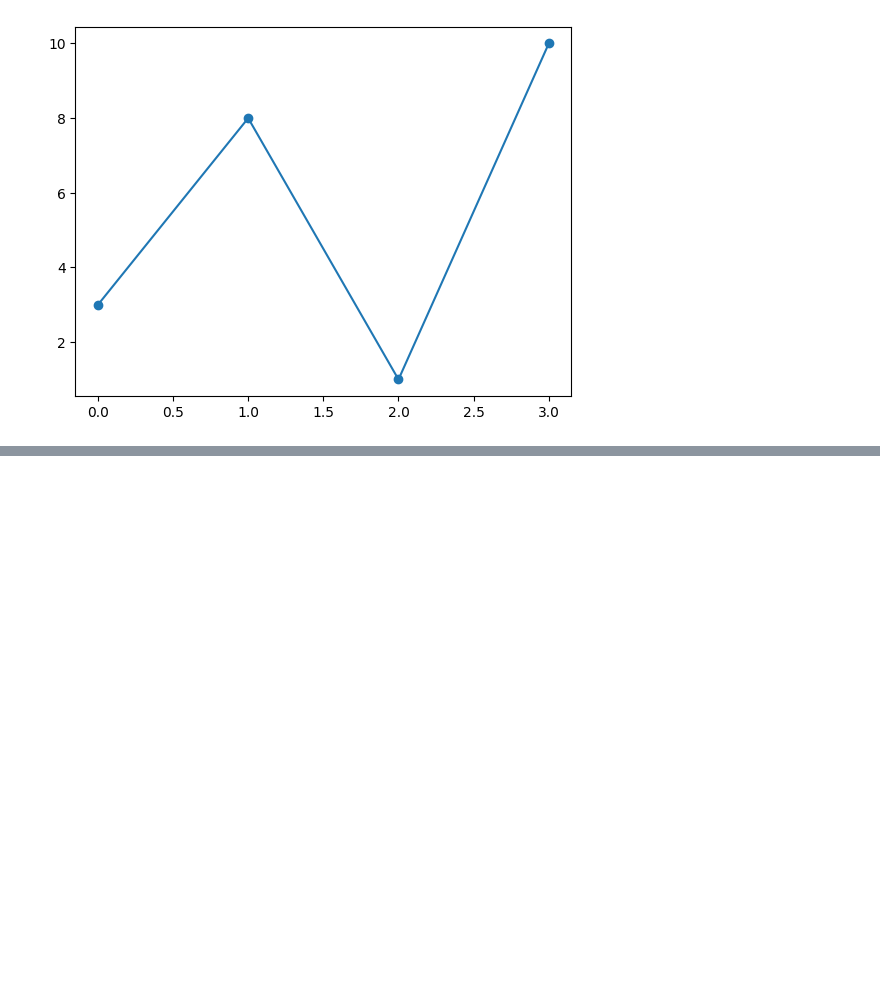
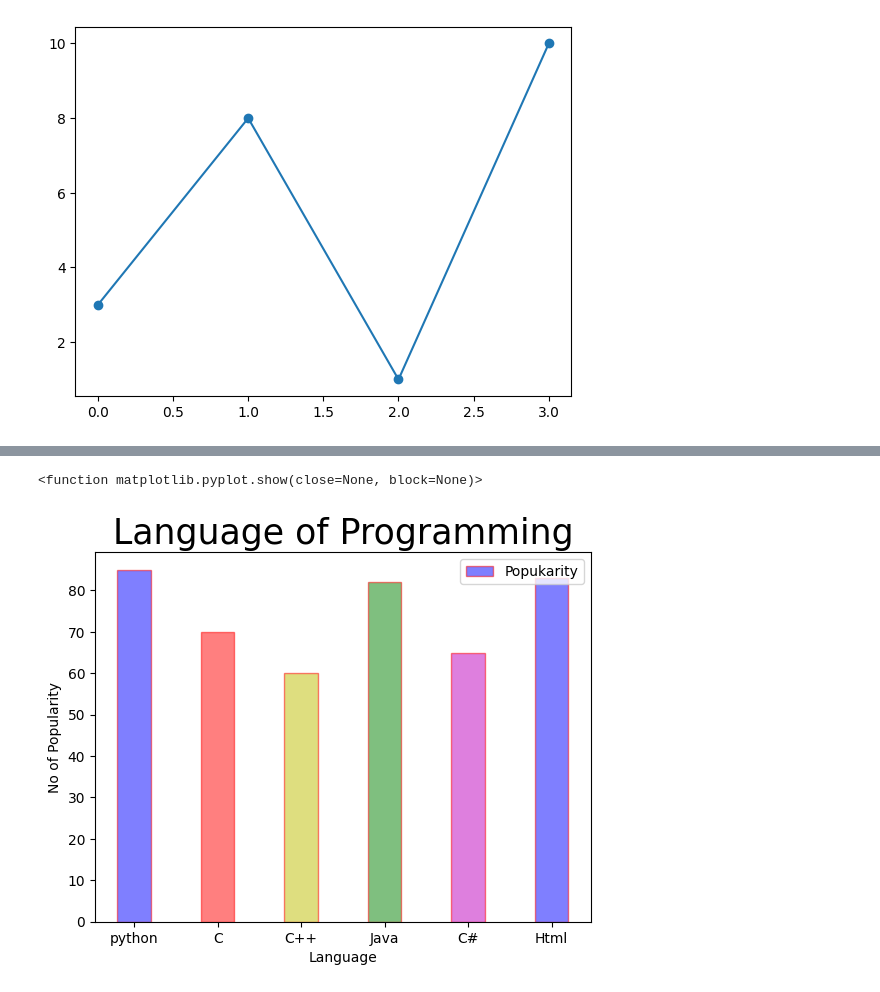
Before and after one commit to Ankidec/Data-Analysis, a Jupyter notebook: matpoltlip_.ipynb, the cells around one changed output, grey strips where cells are left out. Cells and saved outputs as stored; diff of their text form; code cells hidden in the pictures; blank space fills up the shorter version.

```diff
--- a/matpoltlip_.ipynb
+++ b/matpoltlip_.ipynb
@@ -58,0 +84,14 @@ plt.show()
+# %%
+import matplotlib.pyplot as plt
+x=['python','C','C++','Java','C#','Html']
+y=[85,70,60,82,65,83]
+plt.xlabel('Language',fontsize=10)
+plt.ylabel('No of Popularity',fontsize=10)
+plt.title('Language of Programming',fontsize=25)
+c='b','r','y','g','m','b'
+plt.bar(x,y,color=c,width=0.4,edgecolor='r',alpha=0.5,label='Popukarity')
+plt.legend()
+plt.show
+# %% [output]
+<function matplotlib.pyplot.show(close=None, block=None)>
+[figure, added]
```
Also changed, not shown: parts of 4 cells of this notebook, 1 other file.
